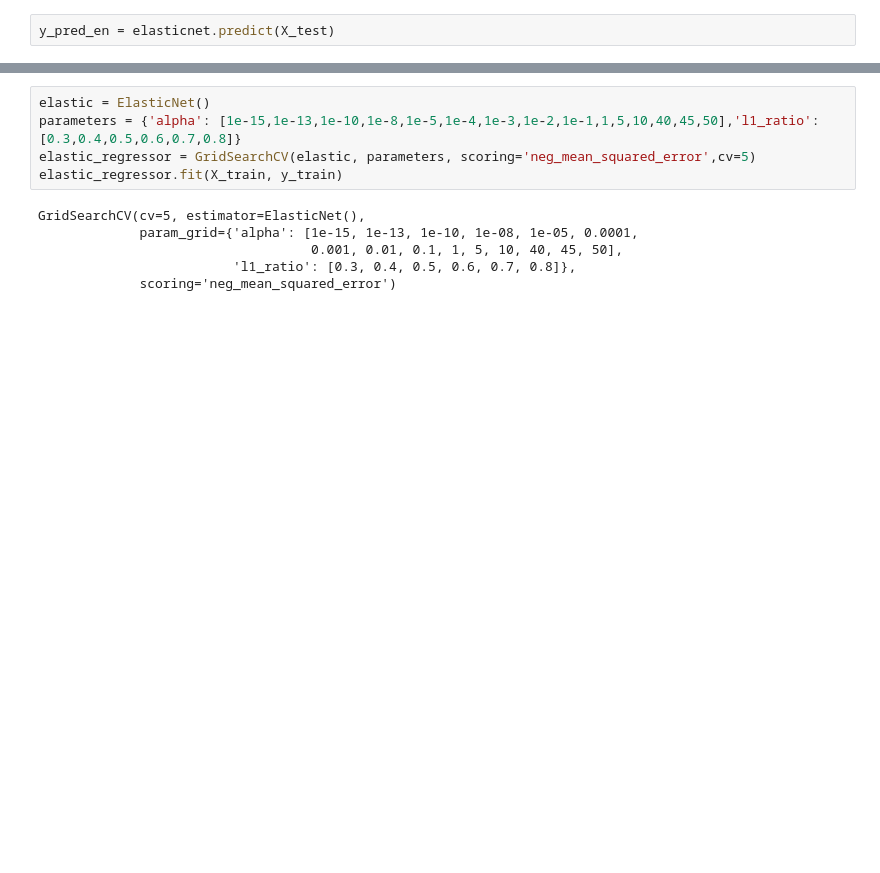
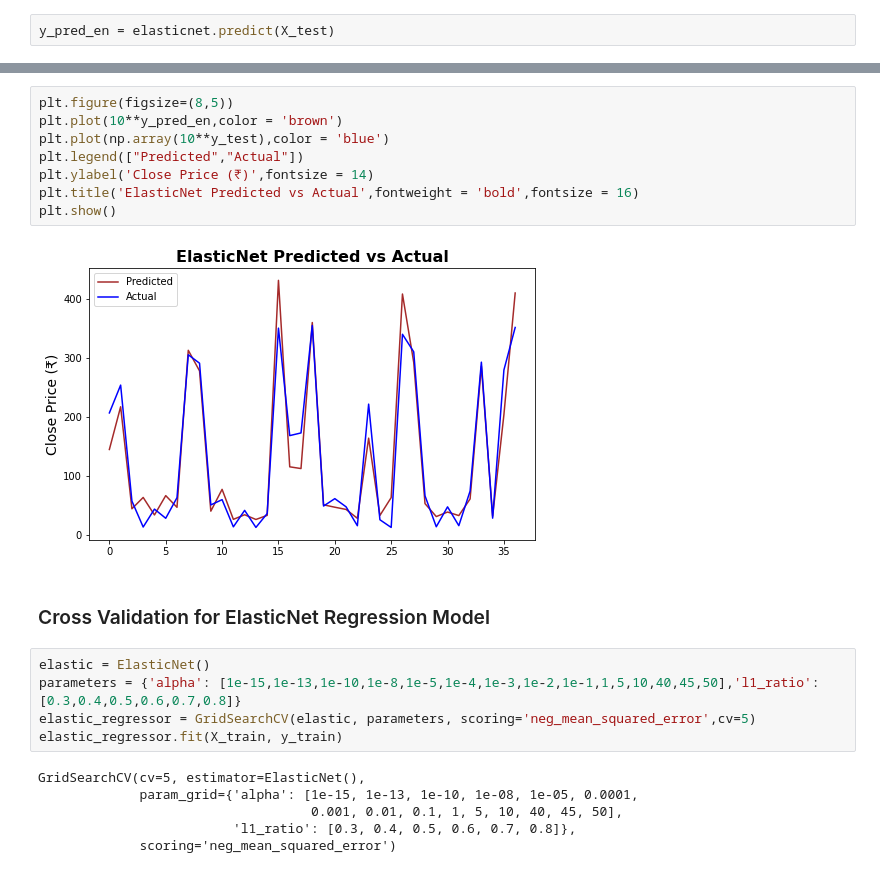
Before and after one commit to Mdanish2020/Yes_Bank_Stock_closing_Price_Prediction, a Jupyter notebook: ML_Capstone_project(Regression).ipynb, the cells around one changed output, grey strips where cells are left out. Cells and saved outputs as stored; diff of their text form; blank space fills up the shorter version.

```diff
--- a/ML_Capstone_project(Regression).ipynb
+++ b/ML_Capstone_project(Regression).ipynb
@@ -584,3 +563,15 @@ Adjusted R2 :  0.8424591367766632
+# %%
+plt.figure(figsize=(8,5))
+plt.plot(10**y_pred_en,color = 'brown')
+plt.plot(np.array(10**y_test),color = 'blue')
+plt.legend(["Predicted","Actual"])
+plt.ylabel('Close Price (₹)',fontsize = 14)
+plt.title('ElasticNet Predicted vs Actual',fontweight = 'bold',fontsize = 16)
+plt.show()
+# %% [output]
+[figure, added]
+# %% [markdown]
+### Cross Validation for ElasticNet Regression Model
 # %%
 elastic = ElasticNet()
 parameters = {'alpha': [1e-15,1e-13,1e-10,1e-8,1e-5,1e-4,1e-3,1e-2,1e-1,1,5,10,40,45,50],'l1_ratio':[0.3,0.4,0.5,0.6,0.7,0.8]}
```
Also changed, not shown: parts of 25 cells of this notebook.
